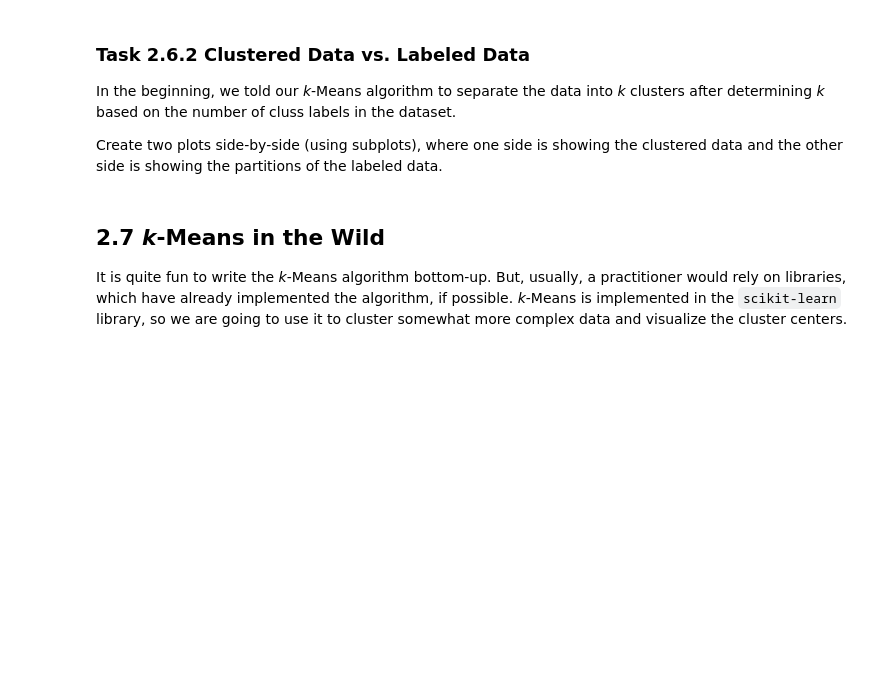
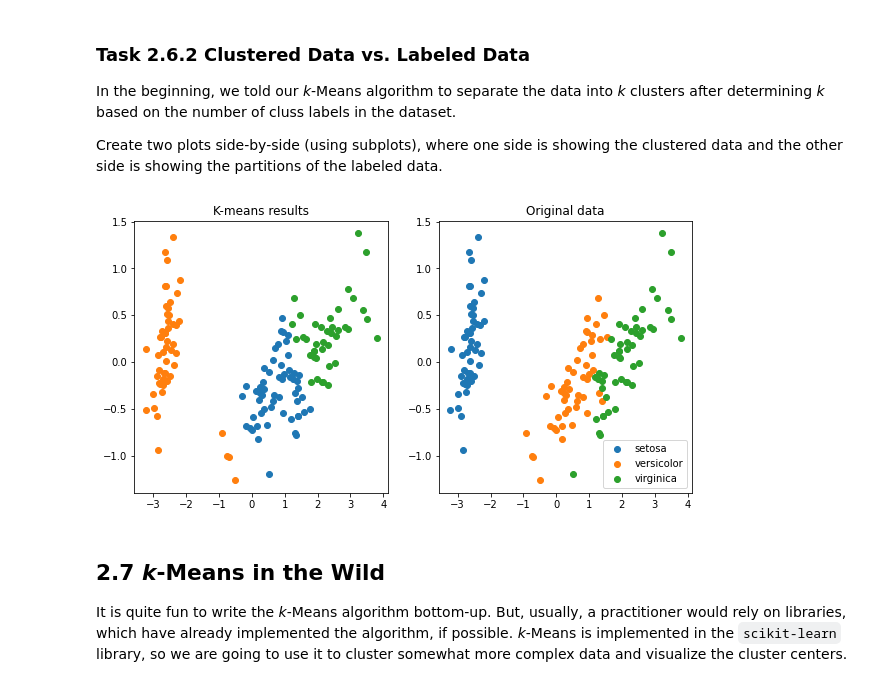
Before and after one commit to JakobSachs/DAIS2022, a Jupyter notebook: A06 - Association Clustering/kmeans.ipynb, the cells around one changed output. Drawn from its saved outputs; the diff is of its cells as text; code cells hidden in the pictures; blank space fills up the shorter version.

Commit message:
Finished kmeans task

```diff
--- a/A06 - Association Clustering/kmeans.ipynb
+++ b/A06 - Association Clustering/kmeans.ipynb
@@ -133,6 +226,33 @@ In the beginning, we told our _k_-Means algorithm to separate the data into _k_
 
 Create two plots side-by-side (using subplots), where one side is showing the clustered data and the other side is showing the partitions of the labeled data.
 # %%
-# your code here
+# create two subplots side by side
+fig, (ax1, ax2) = plt.subplots(1, 2)
+
+# plot kmeans results
+
+assigs = logs["assignemnts"][-1]
+
+for g in np.unique(assigs):
+    ax1.scatter(
+        data[assigs == g, 0], data[assigs == g, 1],
+    )
+ax1.set_title("K-means results")
+
+# plot original
+
+for g in np.unique(iris.target):
+    ax2.scatter(
+        data[iris.target == g, 0], data[iris.target == g, 1], label=iris.target_names[g]
+    )
+
+ax2.set_title("Original data")
+ax2.legend()
+
+#make subplots square
+fig.set_size_inches(10, 5)
+plt.show()
+# %% [output]
+[figure, added]
 # %% [markdown]
 ## 2.7 _k_-Means in the Wild
```
Also changed, not shown: parts of 18 cells of this notebook.
